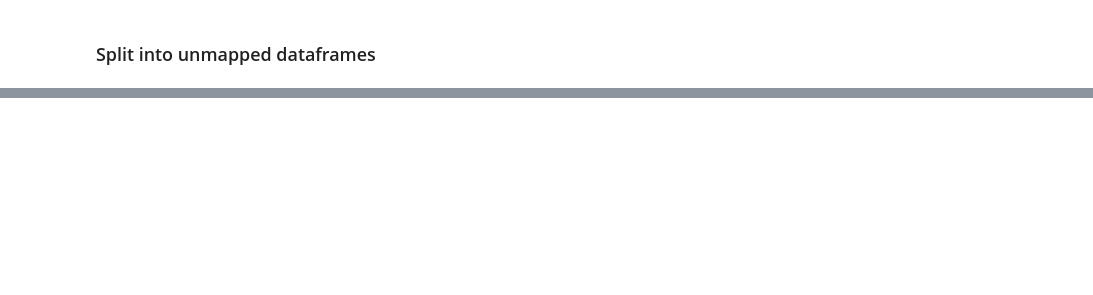
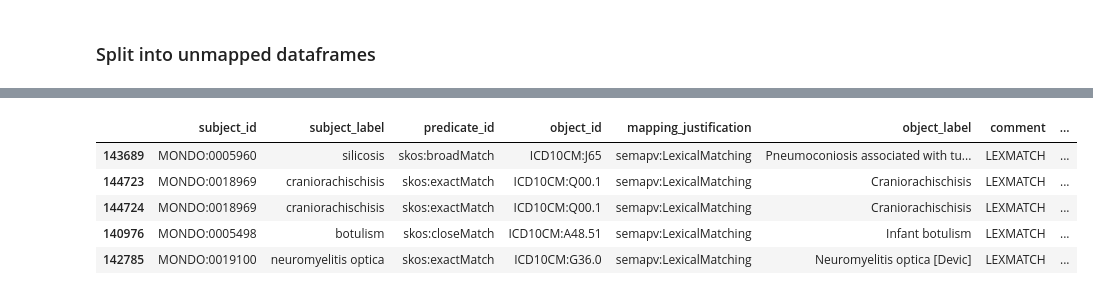
Before and after one commit to monarch-initiative/mondo-ingest, a Jupyter notebook: src/scripts/oak-lexmatch-sssom-compare.ipynb, the cells around one changed output, grey strips where cells are left out. Saved outputs shown, nothing was run; the diff lists cells and outputs as text; code cells hidden in the pictures; blank space fills up the shorter version.

Commit message:
spli out dataframes

```diff
--- a/src/scripts/oak-lexmatch-sssom-compare.ipynb
+++ b/src/scripts/oak-lexmatch-sssom-compare.ipynb
@@ -549,11 +549,23 @@ See the caveats in the documentation: https://pandas.pydata.org/pandas-docs/stab
 # unmapped_mondo_exact.to_csv(join(dir_name, "unmapped_mondo_exact.tsv"), sep='\t', index = False)
 # unmapped_mondo_exact.head()
 # %%
-# combined_msdf_icd = make_msdf(icd_comparison_df, msdf_lex.prefix_map, msdf_lex.metadata)
-# combined_msdf_omim = make_msdf(omim_comparison_df, msdf_lex.prefix_map, msdf_lex.metadata)
-# combined_msdf_ordo = make_msdf(ordo_comparison_df, msdf_lex.prefix_map, msdf_lex.metadata)
-# combined_msdf_doid = make_msdf(doid_comparison_df, msdf_lex.prefix_map, msdf_lex.metadata)
-# combined_msdf_ncit = make_msdf(ncit_comparison_df, msdf_lex.prefix_map, msdf_lex.metadata)
+# combined_msdf_icd = make_msdf(unmapped_icd_df, msdf_lex.prefix_map, msdf_lex.metadata)
+# combined_msdf_omim = make_msdf(unmapped_omim_df, msdf_lex.prefix_map, msdf_lex.metadata)
+# combined_msdf_ordo = make_msdf(unmapped_ordo_df, msdf_lex.prefix_map, msdf_lex.metadata)
+# combined_msdf_doid = make_msdf(unmapped_doid_df, msdf_lex.prefix_map, msdf_lex.metadata)
+# combined_msdf_ncit = make_msdf(unmapped_ncit_df, msdf_lex.prefix_map, msdf_lex.metadata)
 
-# combined_msdf_icd.df.head()
+combined_df = pd.concat(
+    [unmapped_icd_df, unmapped_omim_df, unmapped_ordo_df, unmapped_doid_df, unmapped_ncit_df]
+)
+
+combined_msdf = make_msdf(combined_df, msdf_lex.prefix_map, msdf_lex.metadata)
+combined_msdf.df.head()
+# %% [output]
+|  | subject_id | subject_label | predicate_id | object_id | mapping_justification | object_label | comment | ... |
+| 143689 | MONDO:0005960 | silicosis | skos:broadMatch | ICD10CM:J65 | semapv:LexicalMatching | Pneumoconiosis associated with tu... | LEXMATCH | ... |
+| 144723 | MONDO:0018969 | craniorachischisis | skos:exactMatch | ICD10CM:Q00.1 | semapv:LexicalMatching | Craniorachischisis | LEXMATCH | ... |
+| 144724 | MONDO:0018969 | craniorachischisis | skos:exactMatch | ICD10CM:Q00.1 | semapv:LexicalMatching | Craniorachischisis | LEXMATCH | ... |
+| 140976 | MONDO:0005498 | botulism | skos:closeMatch | ICD10CM:A48.51 | semapv:LexicalMatching | Infant botulism | LEXMATCH | ... |
+| 142785 | MONDO:0019100 | neuromyelitis optica | skos:exactMatch | ICD10CM:G36.0 | semapv:LexicalMatching | Neuromyelitis optica [Devic] | LEXMATCH | ... |
 # %%
```
Also changed, not shown: parts of 13 cells of this notebook, 16 other files.
